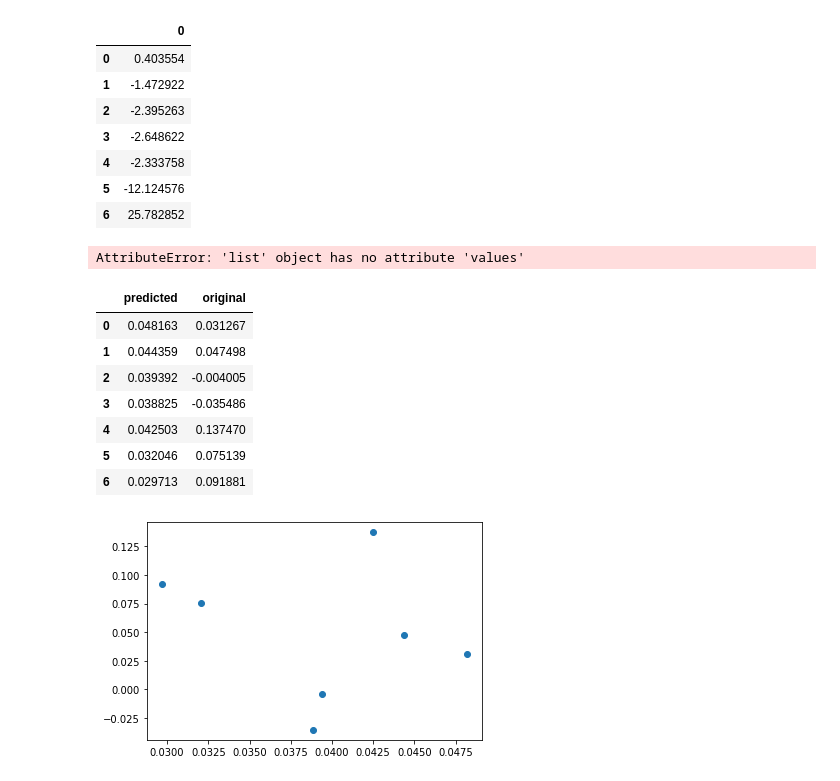
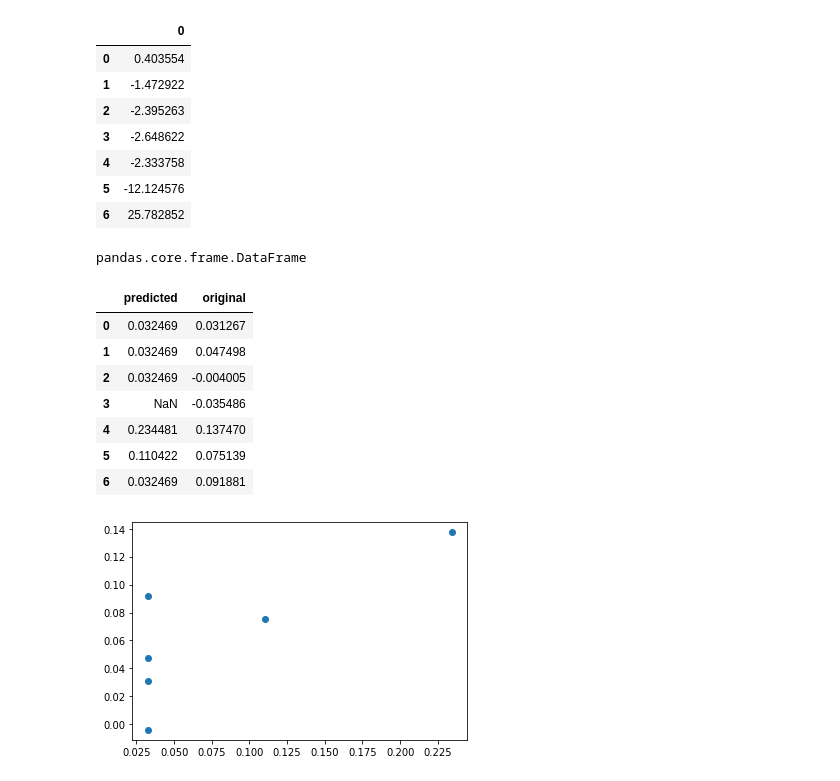
Before and after one commit to webclinic017/Python-Stock-1, a Jupyter notebook: FRED_analysis.ipynb, the cells around one changed output. Cells and saved outputs as stored; diff of their text form; code cells hidden in the pictures.

Commit message:
Update FRED_analysis.ipynb
updated box-cox and applied train fitted transforms to test/prediction data

```diff
--- a/FRED_analysis.ipynb
+++ b/FRED_analysis.ipynb
@@ -1515,19 +1514,20 @@ from tensorflow import keras
 from sklearn.model_selection import train_test_split
 
 #Lagged_Differenced_Set = (all_data - all_data.shift(-1)).dropna()
-
-transformed_, lambdas_ = transform_boxcox(Lagged_Differenced_Set.dropna())
-
 choice = Lagged_Differenced_Set
 
 train, test = train_test_split(choice, test_size=tsize, shuffle=False)
 
+transformed_train, lambdas_ = transform_boxcox(train)
+
+transformed_test = transform_boxcox_l(test, lambdas_)
+
 #train_t, lambdas_t = transform_boxcox(train)
 
-scaler = preprocessing.StandardScaler().fit(train)
+scaler = preprocessing.StandardScaler().fit(transformed_train)
 
 train_s = pd.DataFrame(scaler.transform(train))
-test_s = pd.DataFrame(scaler.transform(test))
+test_s = pd.DataFrame(scaler.transform(transformed_test))
 
 combined = pd.concat([train_s,test_s],axis=0)
 combined.index = Lagged_Differenced_Set.index
@@ -1708,44 +1693,47 @@ plt.show()
 | 5 | -12.124576 |
 | 6 | 25.782852 |
 # %%
+type(revert_transformed_predicted)
 # %% [output]
-AttributeError: 'list' object has no attribute 'values'
+pandas.core.frame.DataFrame
 # %%
 import matplotlib.pyplot as plt
 #multi
 yhat = modelCNN.predict(X_test, verbose=0)
 
 predicted = []
 original = []
 if len(ycolumns) > 1:
     results = yhat.reshape(len(y_test), int(yhat.shape[1]/X_test.shape[2]), len(transformed.columns))
     for i in range(0,len(results)):
         predicted.append(pd.DataFrame(results[i])[0][0])
         original.append(pd.DataFrame(y_test[i])[0][0])
         #print(pd.DataFrame(results[i])[0][0])
         #print(pd.DataFrame(y_test[i])[0][0])
 else:
     results = yhat
     for i in range(0,len(results)):
         predicted.append(results[i])
         original.append(y_test[i])
         #print(pd.DataFrame(results[i]))
         #print(pd.DataFrame(y_test[i]))
 
-plt.scatter(scaler.mean_[0]+scaler.scale_[0]*pd.DataFrame(predicted),scaler.mean_[0]+scaler.scale_[0]*pd.DataFrame(original))
-temp = pd.concat([pd.DataFrame(scaler.mean_[0]+scaler.scale_[0]*pd.DataFrame(predicted)),pd.DataFrame(scaler.mean_[0]+scaler.scale_[0]*pd.DataFrame(original))],axis=1)
+revert_transformed_predicted = inverse_yeo((scaler.mean_[0]+scaler.scale_[0]*pd.DataFrame(predicted)).values,(scaler.mean_[0]+scaler.scale_[0]*pd.DataFrame(predicted)).values,lambdas_.values[0])
+revert_transformed_original = inverse_yeo((scaler.mean_[0]+scaler.scale_[0]*pd.DataFrame(original)).values,(scaler.mean_[0]+scaler.scale_[0]*pd.DataFrame(original)).values,lambdas_.values[0])
+plt.scatter(revert_transformed_predicted,revert_transformed_original)
+temp = pd.concat([revert_transformed_predicted,revert_transformed_original],axis=1)
 temp.columns = ["predicted", "original"]
 display(temp)
 # %% [output]
 |  | predicted | original |
-| 0 | 0.048163 | 0.031267 |
-| 1 | 0.044359 | 0.047498 |
-| 2 | 0.039392 | -0.004005 |
-| 3 | 0.038825 | -0.035486 |
-| 4 | 0.042503 | 0.137470 |
-| 5 | 0.032046 | 0.075139 |
-| 6 | 0.029713 | 0.091881 |
+| 0 | 0.032469 | 0.031267 |
+| 1 | 0.032469 | 0.047498 |
+| 2 | 0.032469 | -0.004005 |
+| 3 | NaN | -0.035486 |
+| 4 | 0.234481 | 0.137470 |
+| 5 | 0.110422 | 0.075139 |
+| 6 | 0.032469 | 0.091881 |
-[figure, old version]
+[figure, new version]
 # %%
 coef = pd.DataFrame(best_model.coef_).set_index(X_inter_train.columns)
 
```
Also changed, not shown: parts of 4 cells of this notebook.
